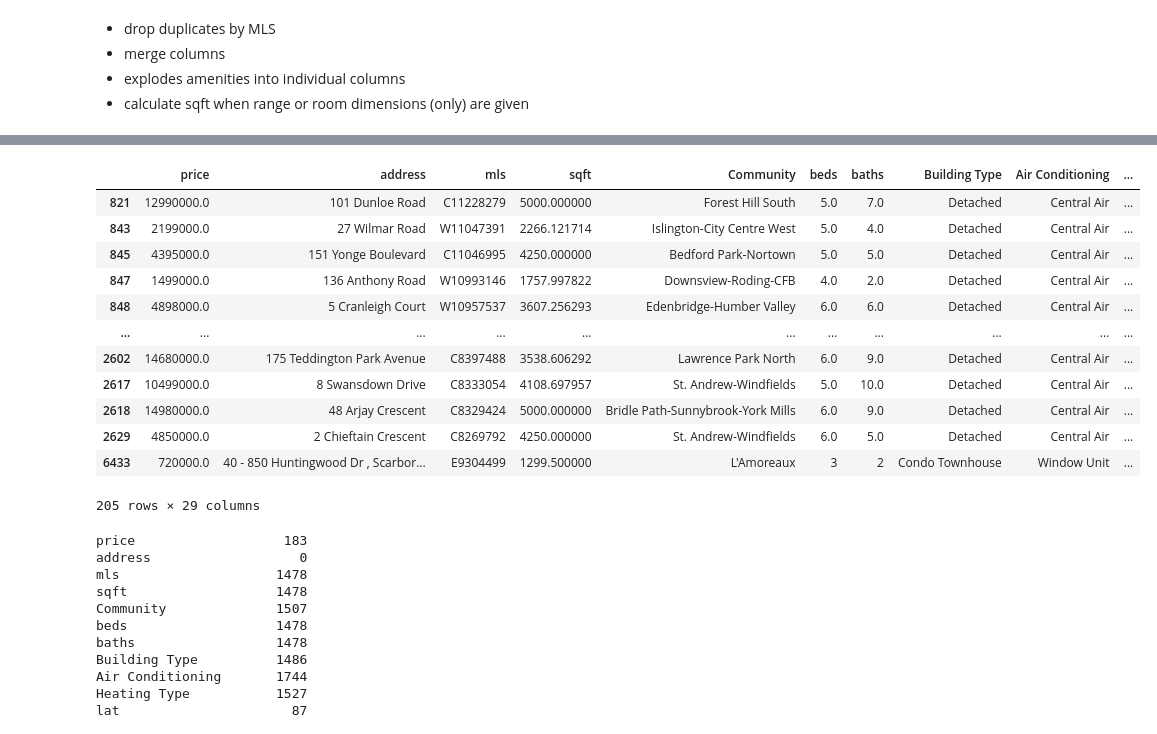
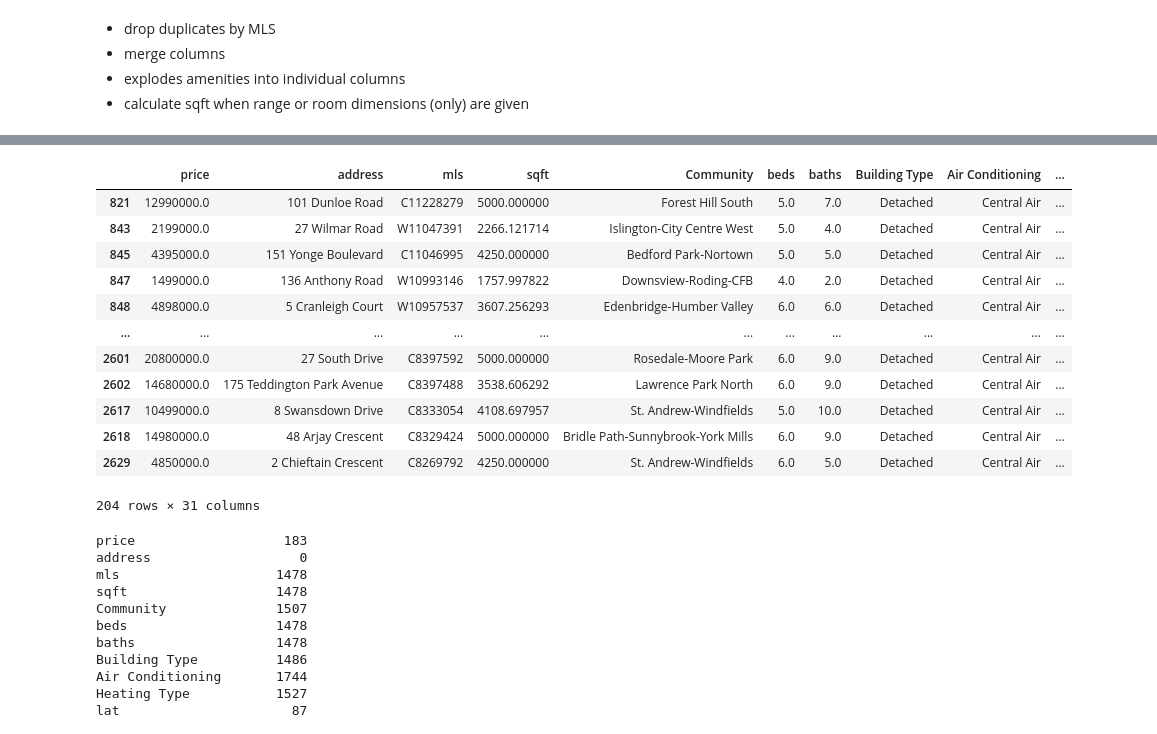
Before and after one commit to sunnyjen/CME358-Final_project, a Jupyter notebook: 2_data_cleaning/Real estate cleaning and merging pipeline.ipynb, the cells around one changed output, grey strips where cells are left out. Drawn from its saved outputs; the diff is of its cells as text; code cells hidden in the pictures.

```diff
--- a/2_data_cleaning/Real estate cleaning and merging pipeline.ipynb
+++ b/2_data_cleaning/Real estate cleaning and merging pipeline.ipynb
@@ -48,6 +48,40 @@ def numeric_price(df, columns_list):
         df_copy[column] = pd.to_numeric(df_copy[column], errors='coerce')  # Convert to float, invalid entries become NaN
 
     return df_copy
+# %%
+def numeric_lot_dim(dim):
+    """Converts dimension string (e.g., '122 ft, 8 in', '40 ft', '40') to a float representing feet."""
+
+    if pd.isna(dim): # For the NaN values (str operations cannot operate on float-like NaN values)
+        return np.nan
+    if isinstance(dim, (int, float)):
+        return float(dim)
+
+    dim = dim.strip().lower()
+
+    # Initialize
+    feet = 0
+    inches = 0
+
+    # Both feet and inches (e.g., "122 ft, 8 in")
+    feet_in_inches = re.match(r'(\d+)\s*ft.*?(\d+)\s*in', dim)
+    if feet_in_inches:
+        feet = int(feet_in_inches.group(1))  # feet
+        inches = int(feet_in_inches.group(2))  # inches
+    else:
+        # Only feet is present (e.g., "40 ft" or "40")
+        feet_in_feet_only = re.match(r'(\d+)\s*ft', dim)
+        if feet_in_feet_only:
+            feet = int(feet_in_feet_only.group(1))
+        else:
+            # String is just a number (e.g., "40")
+            if dim.isdigit():
+                feet = int(dim)
+
+    # Convert inches to feet (12 inches = 1 foot)
+    total_feet = feet + (inches / 12)
+
+    return total_feet
 # %%
 def get_realtor_house_sigma_sqft(row):
     """For Realtor dfs.
@@ -439,7 +575,9 @@ def merge_real_estate(realtor, zolo, house_sigma):
         "Air Conditioning",
         "Heating Type",
         "lat",
-        "long"
+        "long",
+        "Frontage",
+        "Land Depth",
     ] + top_20_amenity_names
 
     selected_data = concatenated[columns_to_select]
@@ -469,21 +704,21 @@ merged = merge_real_estate(realtor_cleaned, zolo_cleaned, house_sigma_cleaned)
 # %%
 merged = merged.drop(columns=[""])
-merged = merged.loc[:, ~merged.columns.duplicated(keep='last')]
+merged = merged.loc[:, ~merged.columns.duplicated(keep='first')]
 merged[merged["Pool"] ==1]
 # %% [output]
 |  | price | address | mls | sqft | Community | beds | baths | Building Type | Air Conditioning | ... |
 | 821 | 12990000.0 | 101 Dunloe Road | C11228279 | 5000.000000 | Forest Hill South | 5.0 | 7.0 | Detached | Central Air | ... |
 | 843 | 2199000.0 | 27 Wilmar Road | W11047391 | 2266.121714 | Islington-City Centre West | 5.0 | 4.0 | Detached | Central Air | ... |
 | 845 | 4395000.0 | 151 Yonge Boulevard | C11046995 | 4250.000000 | Bedford Park-Nortown | 5.0 | 5.0 | Detached | Central Air | ... |
 | 847 | 1499000.0 | 136 Anthony Road | W10993146 | 1757.997822 | Downsview-Roding-CFB | 4.0 | 2.0 | Detached | Central Air | ... |
 | 848 | 4898000.0 | 5 Cranleigh Court | W10957537 | 3607.256293 | Edenbridge-Humber Valley | 6.0 | 6.0 | Detached | Central Air | ... |
 | ... | ... | ... | ... | ... | ... | ... | ... | ... | ... | ... |
+| 2601 | 20800000.0 | 27 South Drive | C8397592 | 5000.000000 | Rosedale-Moore Park | 6.0 | 9.0 | Detached | Central Air | ... |
 | 2602 | 14680000.0 | 175 Teddington Park Avenue | C8397488 | 3538.606292 | Lawrence Park North | 6.0 | 9.0 | Detached | Central Air | ... |
 | 2617 | 10499000.0 | 8 Swansdown Drive | C8333054 | 4108.697957 | St. Andrew-Windfields | 5.0 | 10.0 | Detached | Central Air | ... |
 | 2618 | 14980000.0 | 48 Arjay Crescent | C8329424 | 5000.000000 | Bridle Path-Sunnybrook-York Mills | 6.0 | 9.0 | Detached | Central Air | ... |
 | 2629 | 4850000.0 | 2 Chieftain Crescent | C8269792 | 4250.000000 | St. Andrew-Windfields | 6.0 | 5.0 | Detached | Central Air | ... |
-| 6433 | 720000.0 | 40 - 850 Huntingwood Dr , Scarbor... | E9304499 | 1299.500000 | L'Amoreaux | 3 | 2 | Condo Townhouse | Window Unit | ... |
-205 rows × 29 columns
+204 rows × 31 columns
 # %%
 merged.isna().sum()
 # %% [output]
```
Also changed, not shown: parts of 11 cells of this notebook.
